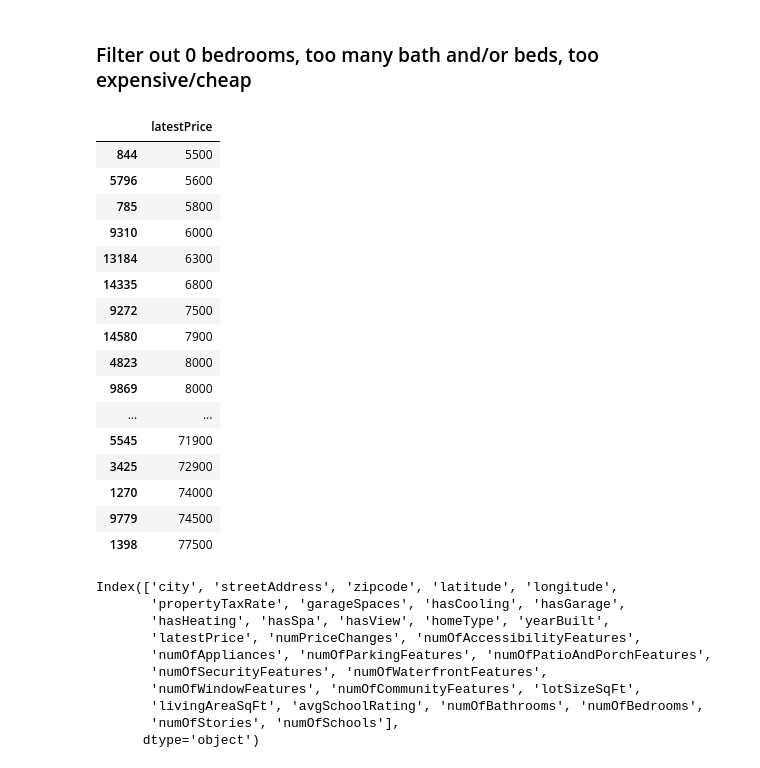
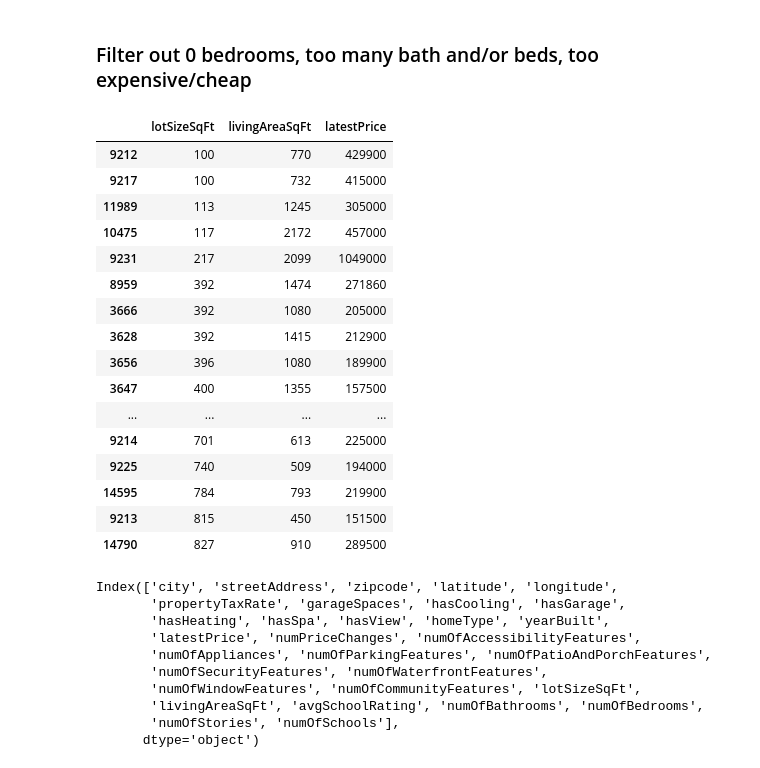
Before and after one commit to minmincg/house_pricing_analysis, a Jupyter notebook: Notebooks/data_preprocessing.ipynb, the cells around one changed output. Saved outputs shown, nothing was run; the diff lists cells and outputs as text; code cells hidden in the pictures.

```diff
--- a/Notebooks/data_preprocessing.ipynb
+++ b/Notebooks/data_preprocessing.ipynb
@@ -84,27 +84,27 @@ df.head()
 # %% [markdown]
 ### Filter out 0 bedrooms, too many bath and/or beds, too expensive/cheap
 # %%
-prices=df.sort_values(by="latestPrice")
-
-prices[["latestPrice"]].head(30)
+lotSizeSqFt=df.sort_values(by="lotSizeSqFt")
+lotSizeSqFt=lotSizeSqFt.astype({"lotSizeSqFt":"int"})
+lotSizeSqFt[["lotSizeSqFt","livingAreaSqFt","latestPrice"]].head(30)
 # %% [output]
-|  | latestPrice |
-| 844 | 5500 |
-| 5796 | 5600 |
-| 785 | 5800 |
-| 9310 | 6000 |
-| 13184 | 6300 |
-| 14335 | 6800 |
-| 9272 | 7500 |
-| 14580 | 7900 |
-| 4823 | 8000 |
-| 9869 | 8000 |
-| ... | ... |
-| 5545 | 71900 |
-| 3425 | 72900 |
-| 1270 | 74000 |
-| 9779 | 74500 |
-| 1398 | 77500 |
+|  | lotSizeSqFt | livingAreaSqFt | latestPrice |
+| 9212 | 100 | 770 | 429900 |
+| 9217 | 100 | 732 | 415000 |
+| 11989 | 113 | 1245 | 305000 |
+| 10475 | 117 | 2172 | 457000 |
+| 9231 | 217 | 2099 | 1049000 |
+| 8959 | 392 | 1474 | 271860 |
+| 3666 | 392 | 1080 | 205000 |
+| 3628 | 392 | 1415 | 212900 |
+| 3656 | 396 | 1080 | 189900 |
+| 3647 | 400 | 1355 | 157500 |
+| ... | ... | ... | ... |
+| 9214 | 701 | 613 | 225000 |
+| 9225 | 740 | 509 | 194000 |
+| 14595 | 784 | 793 | 219900 |
+| 9213 | 815 | 450 | 151500 |
+| 14790 | 827 | 910 | 289500 |
 # %%
 df=df.loc[(df["latestPrice"]>45000) &
           (df["latestPrice"]<6500000) &
```
Also changed, not shown: parts of 2 cells of this notebook, 19 other files.
